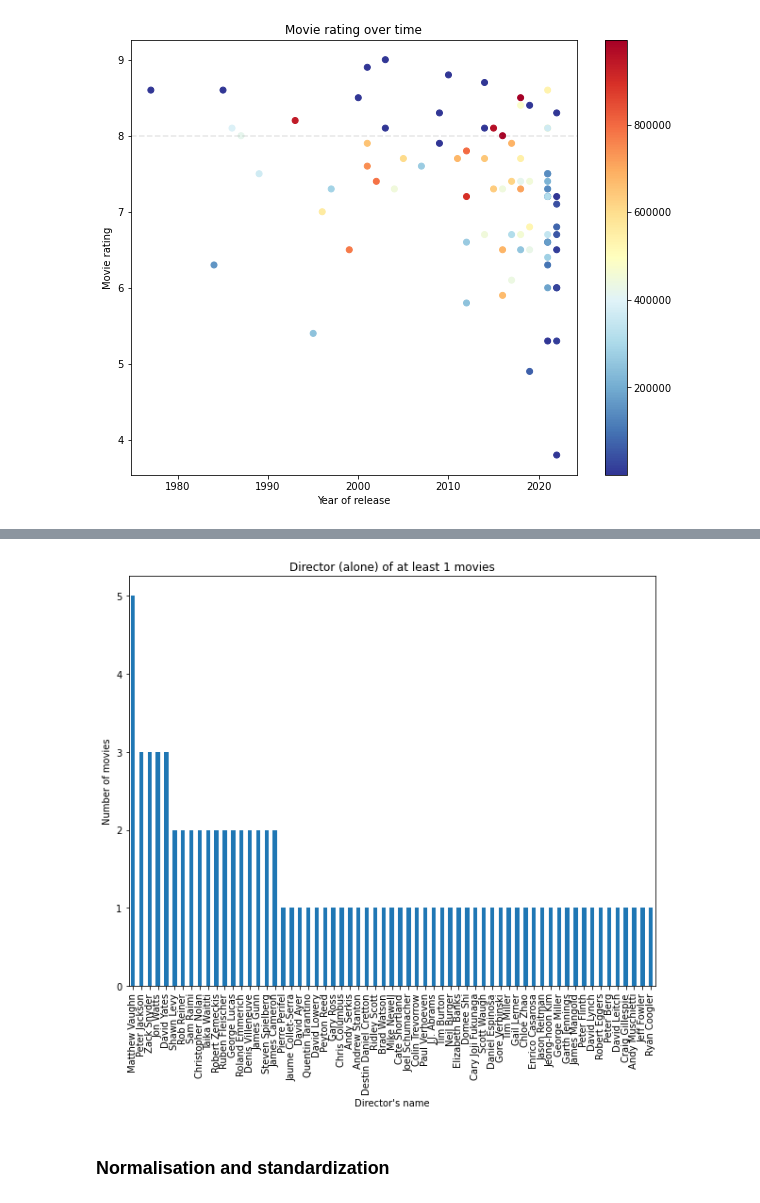
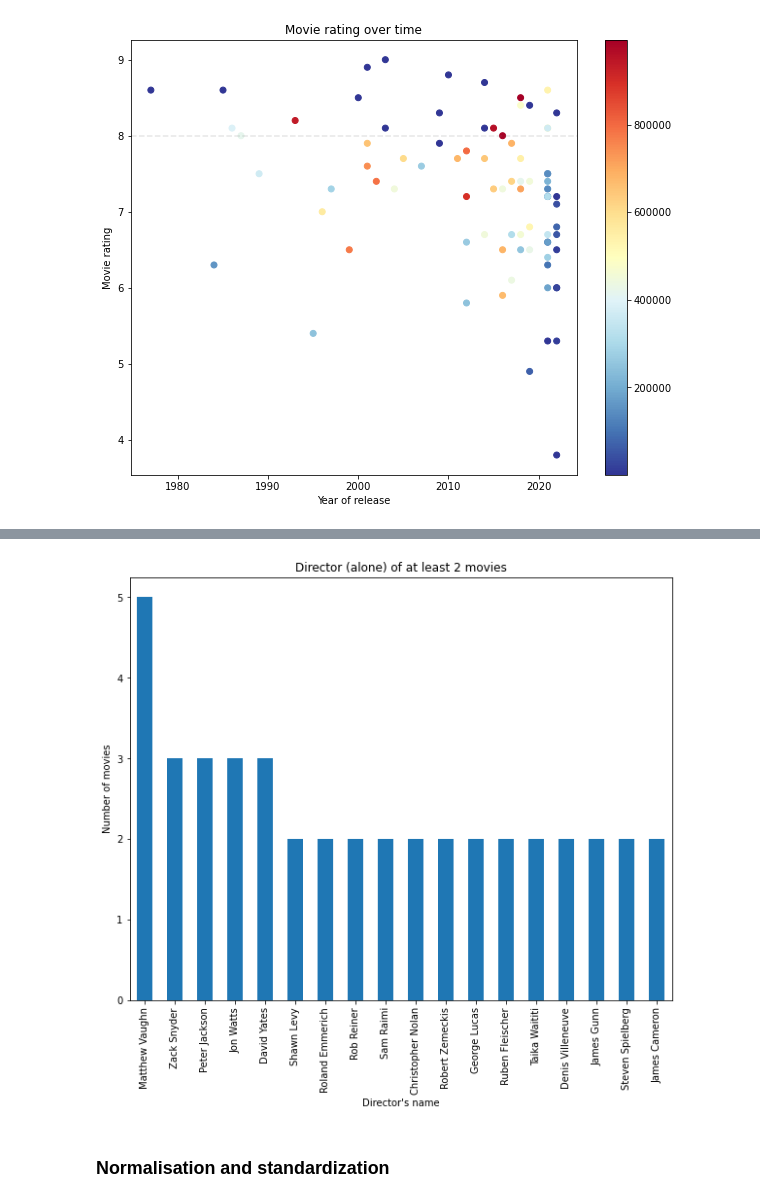
Before and after one commit to RitthujaKandasamy/imdb_challenge, a Jupyter notebook: analysis.ipynb, the cells around one changed output, grey strips where cells are left out. Cells and saved outputs as stored; diff of their text form; code cells hidden in the pictures.

```diff
--- a/analysis.ipynb
+++ b/analysis.ipynb
@@ -146,15 +140,16 @@ Name: director, dtype: int64
 # %%
 nb_movies_per_director = data['director'][data['director'].str.split(',').apply(len) == 1].value_counts()
 
 # directed (alone) at least k number of movies
-k = 1
+k = 2
 nb_movies_per_director [nb_movies_per_director >= k].plot(kind = 'bar', figsize = (10, 8))
 plt.title(f'Director (alone) of at least {k} movies')
 plt.ylabel("Number of movies")
 plt.xlabel("Director's name")
 plt.show()
+# plt.savefig('movies_per_director.png')
 # %% [output]
-[figure, old version]
+[figure, new version]
 # %% [markdown]
 ### Normalisation and standardization
 # %%
```
Also changed, not shown: parts of 11 cells of this notebook, 2 other files.
